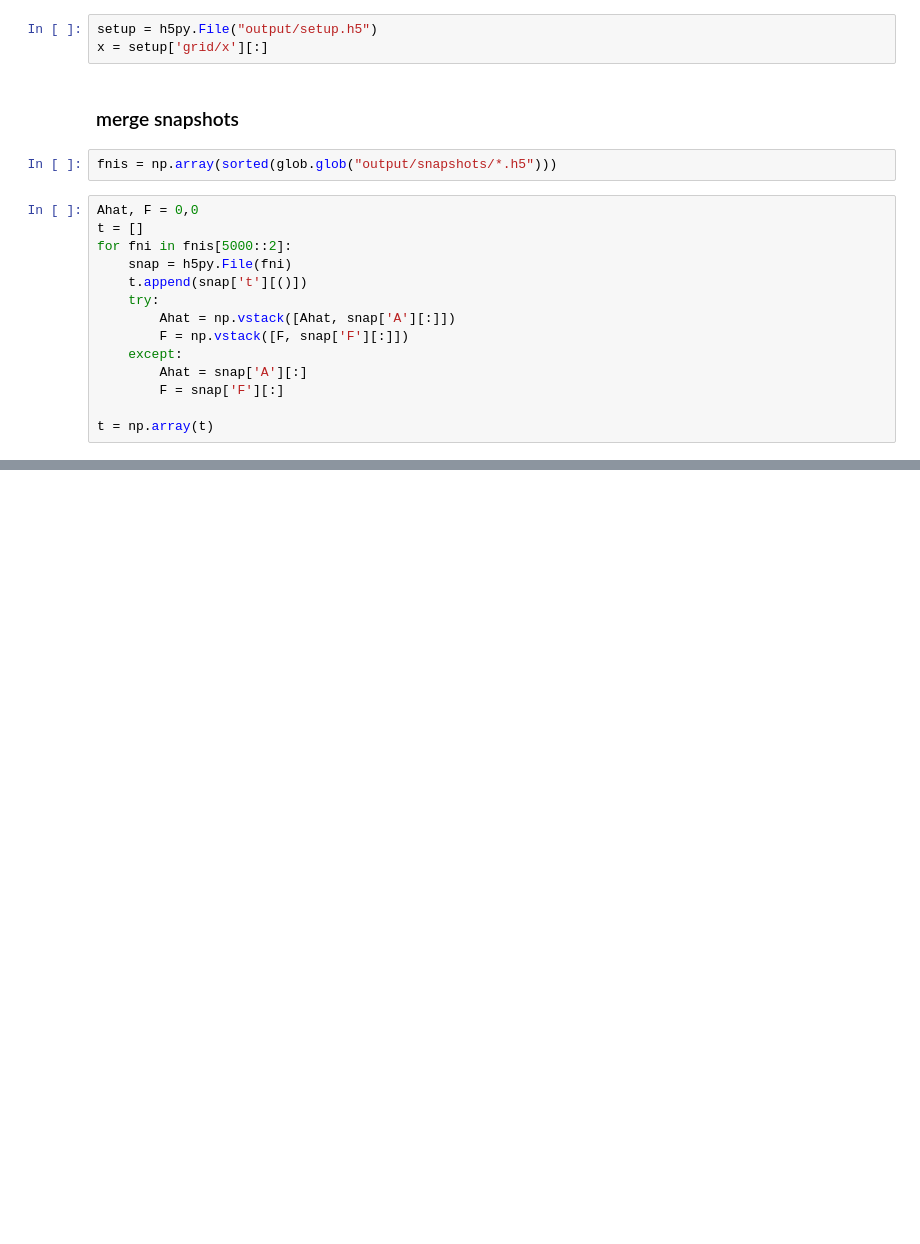
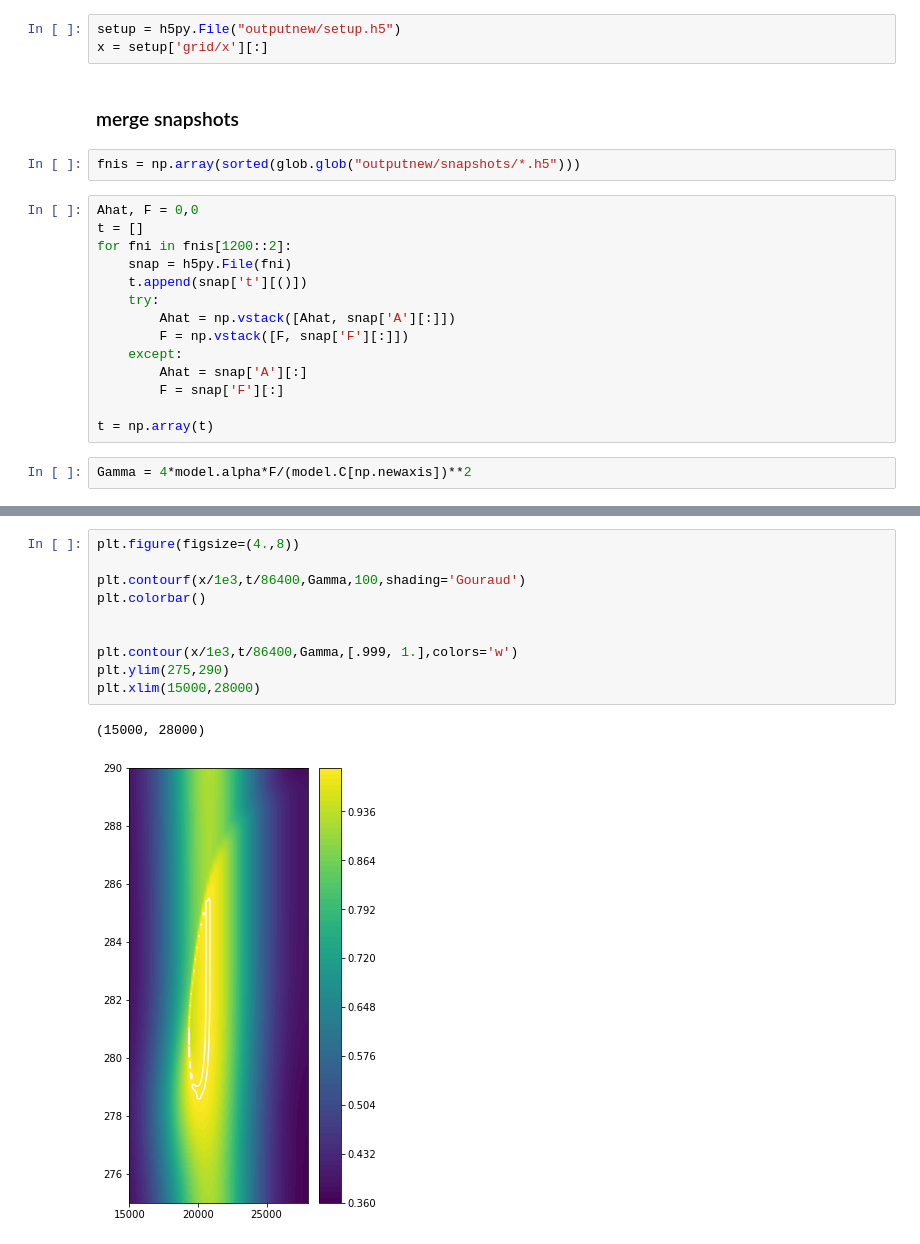
Before and after one commit to sjsmith757/rossby-blocking, a Jupyter notebook: runsave.ipynb, the cells around one changed output, grey strips where cells are left out. Drawn from its saved outputs; the diff is of its cells as text; blank space fills up the shorter version.

```diff
--- a/runsave.ipynb
+++ b/runsave.ipynb
@@ -55,16 +58,16 @@ model.run()
 # %% [markdown]
 ### setup file
 # %%
-setup = h5py.File("output/setup.h5")
+setup = h5py.File("outputnew/setup.h5")
 x = setup['grid/x'][:]
 # %% [markdown]
 ### merge snapshots
 # %%
-fnis = np.array(sorted(glob.glob("output/snapshots/*.h5")))
+fnis = np.array(sorted(glob.glob("outputnew/snapshots/*.h5")))
 # %%
 Ahat, F = 0,0
 t = []
-for fni in fnis[5000::2]:
+for fni in fnis[1200::2]:
     snap = h5py.File(fni)
     t.append(snap['t'][()])
     try:
@@ -75,3 +78,5 @@ for fni in fnis[5000::2]:
         F = snap['F'][:]
 
 t = np.array(t)
+# %%
+Gamma = 4*model.alpha*F/(model.C[np.newaxis])**2
@@ -91,3 +157,16 @@ plt.title("F")
 # %% [output]
 <matplotlib.text.Text at 0x...>
 [figure]
+# %%
+plt.figure(figsize=(4.,8))
+
+plt.contourf(x/1e3,t/86400,Gamma,100,shading='Gouraud')
+plt.colorbar()
+
+
+plt.contour(x/1e3,t/86400,Gamma,[.999, 1.],colors='w')
+plt.ylim(275,290)
+plt.xlim(15000,28000)
+# %% [output]
+(15000, 28000)
+[figure, added]
```
Also changed, not shown: parts of 15 cells of this notebook.
